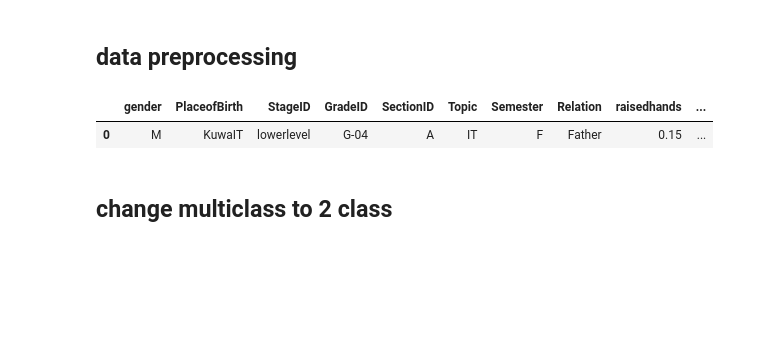
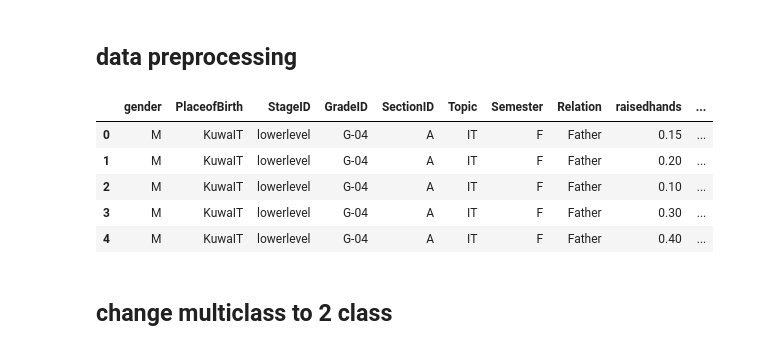
Before and after one commit to cautree/predict-score, a Jupyter notebook: students.ipynb, the cells around one changed output. Cells and saved outputs as stored; diff of their text form; code cells hidden in the pictures; blank space fills up the shorter version.

```diff
--- a/students.ipynb
+++ b/students.ipynb
@@ -60,14 +100,18 @@ features_raw = df.drop('Class', axis = 1)
 # %%
 from sklearn.preprocessing import MinMaxScaler
 
 # Initialize a scaler, then apply it to the features
 scaler = MinMaxScaler() # default=(0, 1)
 numerical = ['raisedhands', 'VisITedResources', 'AnnouncementsView', 'Discussion']
 features_minmax_transform = features_raw.copy()
 features_minmax_transform[numerical] = scaler.fit_transform(df[numerical])
 
 # Show an example of a record with scaling applied
-display(features_minmax_transform.head(n = 1))
+display(features_minmax_transform.head(n = 5))
 # %% [output]
 |  | gender | PlaceofBirth | StageID | GradeID | SectionID | Topic | Semester | Relation | raisedhands | ... |
 | 0 | M | KuwaIT | lowerlevel | G-04 | A | IT | F | Father | 0.15 | ... |
+| 1 | M | KuwaIT | lowerlevel | G-04 | A | IT | F | Father | 0.20 | ... |
+| 2 | M | KuwaIT | lowerlevel | G-04 | A | IT | F | Father | 0.10 | ... |
+| 3 | M | KuwaIT | lowerlevel | G-04 | A | IT | F | Father | 0.30 | ... |
+| 4 | M | KuwaIT | lowerlevel | G-04 | A | IT | F | Father | 0.40 | ... |
```
Also changed, not shown: parts of 23 cells of this notebook.
